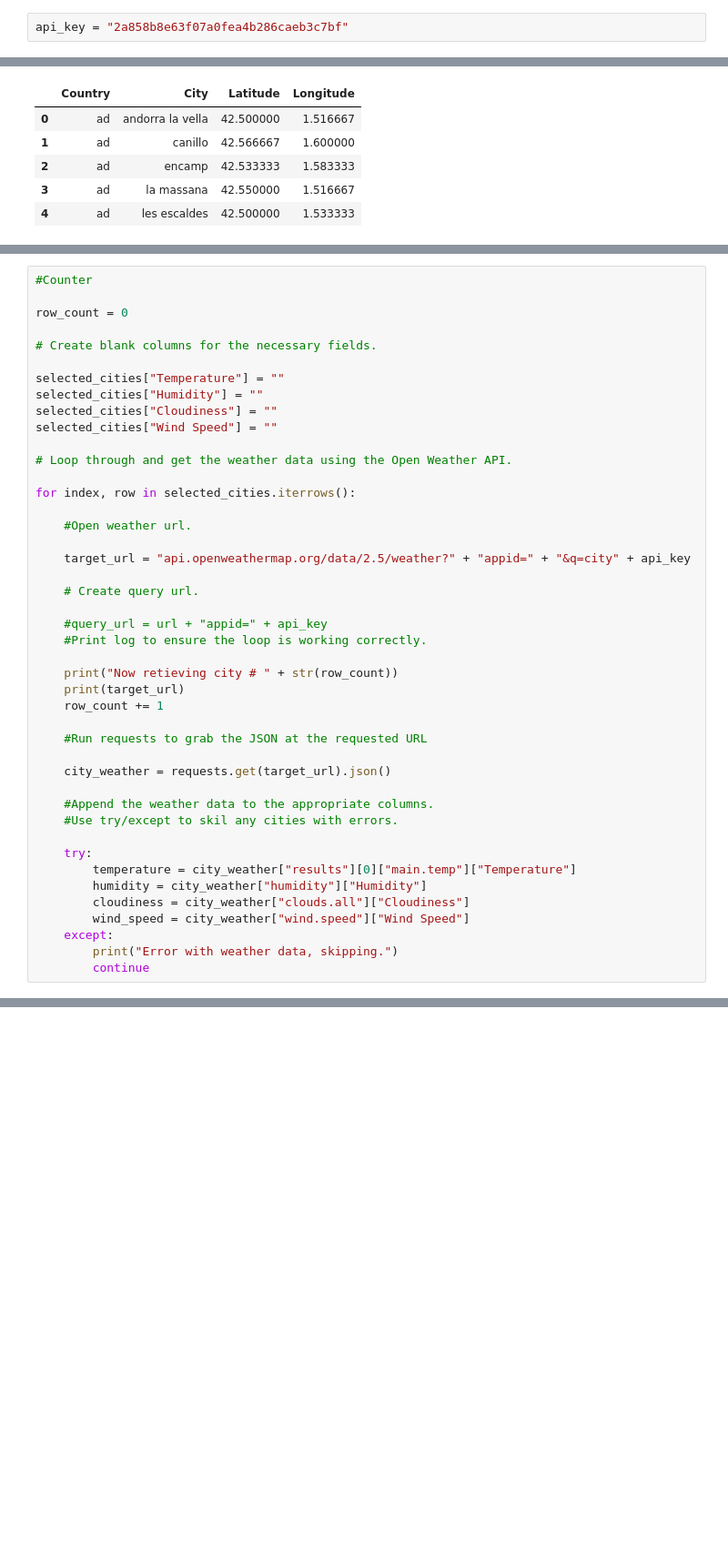
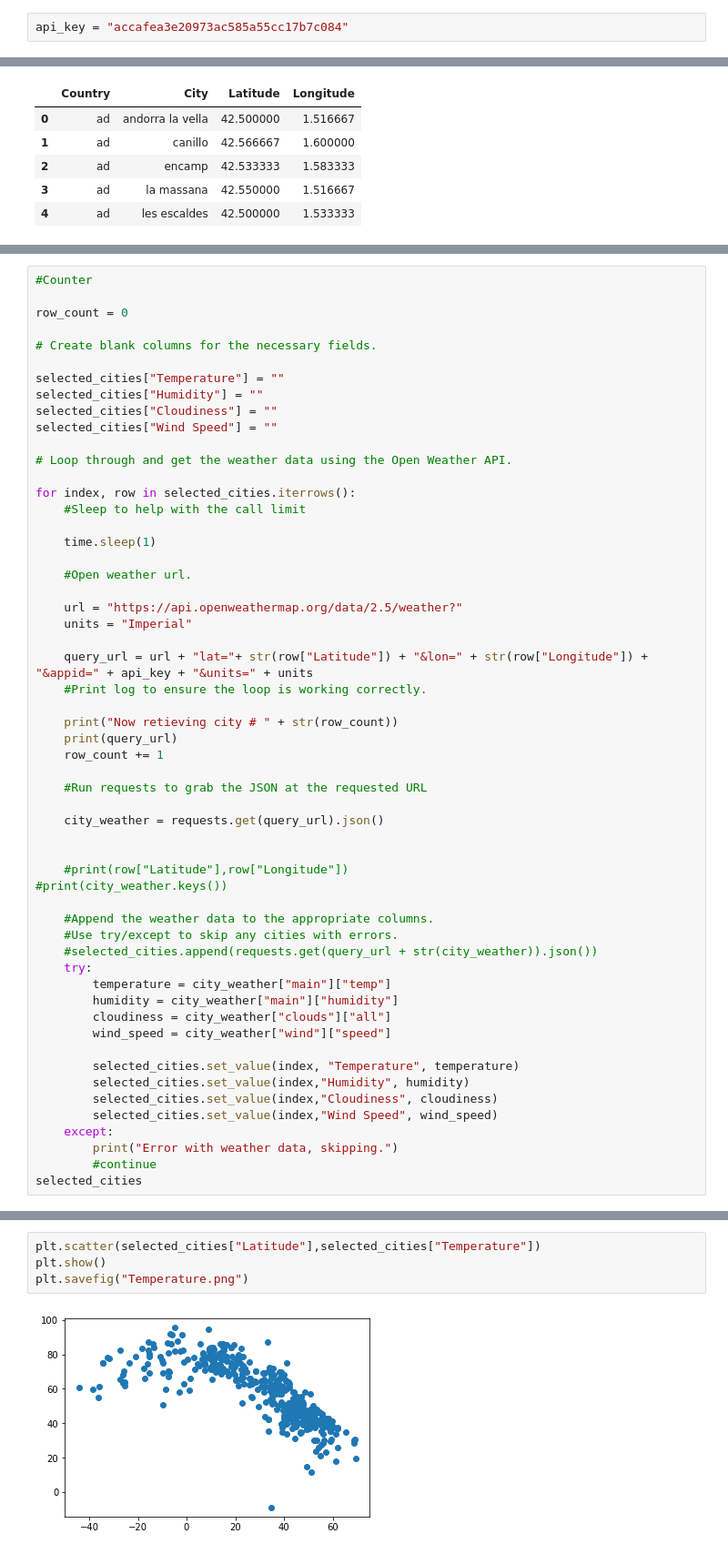
Before and after one commit to ENPlummer/WeatherPy, a Jupyter notebook: WeatherPy.ipynb, the cells around one changed output, grey strips where cells are left out. Shown at 91% size. Saved outputs shown, nothing was run; the diff lists cells and outputs as text; blank space fills up the shorter version.

```diff
--- a/WeatherPy.ipynb
+++ b/WeatherPy.ipynb
@@ -11,5 +12,5 @@ import requests
 # %%
-api_key = "2a858b8e63f07a0fea4b286caeb3c7bf"
+api_key = "accafea3e20973ac585a55cc17b7c084"
 # %%
 #Import CSV file, and read into DataFrame.
 
@@ -65,34 +67,46 @@ selected_cities["Wind Speed"] = ""
 # Loop through and get the weather data using the Open Weather API.
 
 for index, row in selected_cities.iterrows():
+    #Sleep to help with the call limit
+
+    time.sleep(1)
 
     #Open weather url.
 
-    target_url = "api.openweathermap.org/data/2.5/weather?" + "appid=" + "&q=city" + api_key
+    url = "https://api.openweathermap.org/data/2.5/weather?"
+    units = "Imperial"
 
-    # Create query url.
-
-    #query_url = url + "appid=" + api_key
+    query_url = url + "lat="+ str(row["Latitude"]) + "&lon=" + str(row["Longitude"]) + "&appid=" + api_key + "&units=" + units
     #Print log to ensure the loop is working correctly.
 
     print("Now retieving city # " + str(row_count))
-    print(target_url)
+    print(query_url)
     row_count += 1
 
     #Run requests to grab the JSON at the requested URL
 
-    city_weather = requests.get(target_url).json()
+    city_weather = requests.get(query_url).json()
+
+
+    #print(row["Latitude"],row["Longitude"])
+#print(city_weather.keys())
 
     #Append the weather data to the appropriate columns.
-    #Use try/except to skil any cities with errors.
+    #Use try/except to skip any cities with errors.
+    #selected_cities.append(requests.get(query_url + str(city_weather)).json())
+    try:
+        temperature = city_weather["main"]["temp"]
+        humidity = city_weather["main"]["humidity"]
+        cloudiness = city_weather["clouds"]["all"]
+        wind_speed = city_weather["wind"]["speed"]
 
-    try:
-        temperature = city_weather["results"][0]["main.temp"]["Temperature"]
-        humidity = city_weather["humidity"]["Humidity"]
-        cloudiness = city_weather["clouds.all"]["Cloudiness"]
-        wind_speed = city_weather["wind.speed"]["Wind Speed"]
+        selected_cities.set_value(index, "Temperature", temperature)
+        selected_cities.set_value(index,"Humidity", humidity)
+        selected_cities.set_value(index,"Cloudiness", cloudiness)
+        selected_cities.set_value(index,"Wind Speed", wind_speed)
     except:
         print("Error with weather data, skipping.")
-        continue
+        #continue
+selected_cities
 # %% [output]
 Now retieving city # 0
@@ -100,0 +149,6 @@ MissingSchema: Invalid URL 'api.openweathermap.org/data/2.5/weather?appid=&q=cit
+# %%
+plt.scatter(selected_cities["Latitude"],selected_cities["Temperature"])
+plt.show()
+plt.savefig("Temperature.png")
+# %% [output]
+[figure, added]
```
Also changed, not shown: parts of 8 cells of this notebook, 11 other files.
